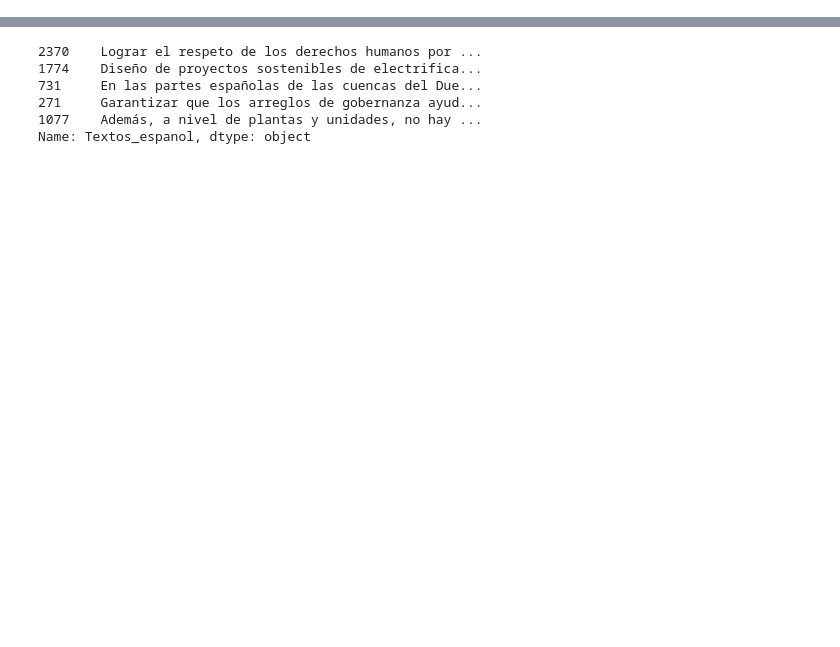
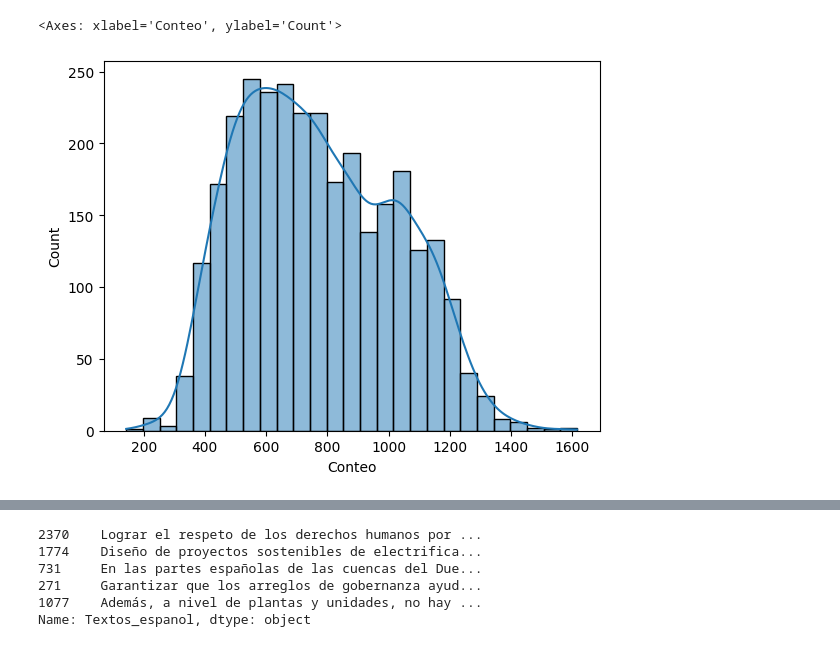
Before and after one commit to ernestocpc/Proyecto1-BI, a Jupyter notebook: proyecto1etapa1.ipynb, the cells around one changed output, grey strips where cells are left out. Cells and saved outputs as stored; diff of their text form; code cells hidden in the pictures; blank space fills up the shorter version.

```diff
--- a/proyecto1etapa1.ipynb
+++ b/proyecto1etapa1.ipynb
@@ -102,0 +44,2 @@ Name: sdg, Length: 3000, dtype: int32
+# %%
+df = pd.read_excel('cat_6716.xlsx')
@@ -102,0 +58,4 @@ Name: sdg, Length: 3000, dtype: int32
+# %%
+# Detectar si hay otros idiomas ademas de español.
+df['lang'] = df['Textos_espanol'].apply(lambda x: detect(x))
+df['lang'].value_counts()
@@ -102,0 +67,5 @@ Name: sdg, Length: 3000, dtype: int32
+# %%
+# Imprimir los textos que no son español
+for i in range(len(df)):
+    if df['lang'][i] != 'es':
+       print(i, df['Textos_espanol'][i])
@@ -102,0 +80,5 @@ Name: sdg, Length: 3000, dtype: int32
+# %%
+df['Conteo'] = [len(x) for x in df['Textos_espanol']]
+df['Moda'] = [max(set(x.split(' ')), key = x.split(' ').count) for x in df['Textos_espanol']]
+df['Max'] = [[max([len(x) for x in i.split(' ')])][0] for i in df['Textos_espanol']]
+df['Min'] = [[min([len(x) for x in i.split(' ')])][0] for i in df['Textos_espanol']]
@@ -102,0 +89,5 @@ Name: sdg, Length: 3000, dtype: int32
+# %%
+sns.histplot(data=df, x='Conteo', kde=True)
+# %% [output]
+<Axes: xlabel='Conteo', ylabel='Count'>
+[figure, added]
```
Also changed, not shown: parts of 66 cells of this notebook, 4 other files.
